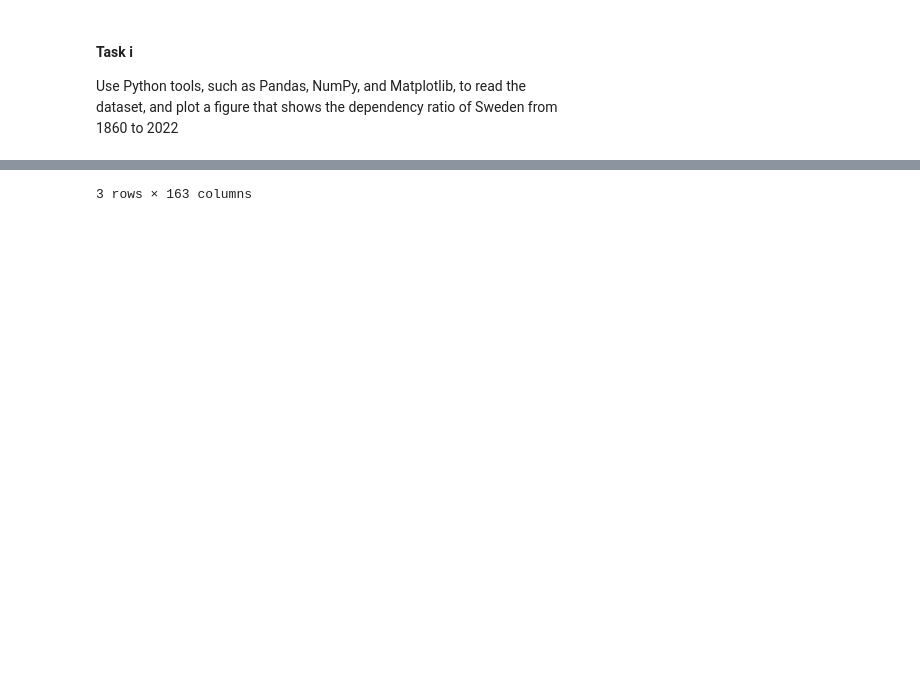
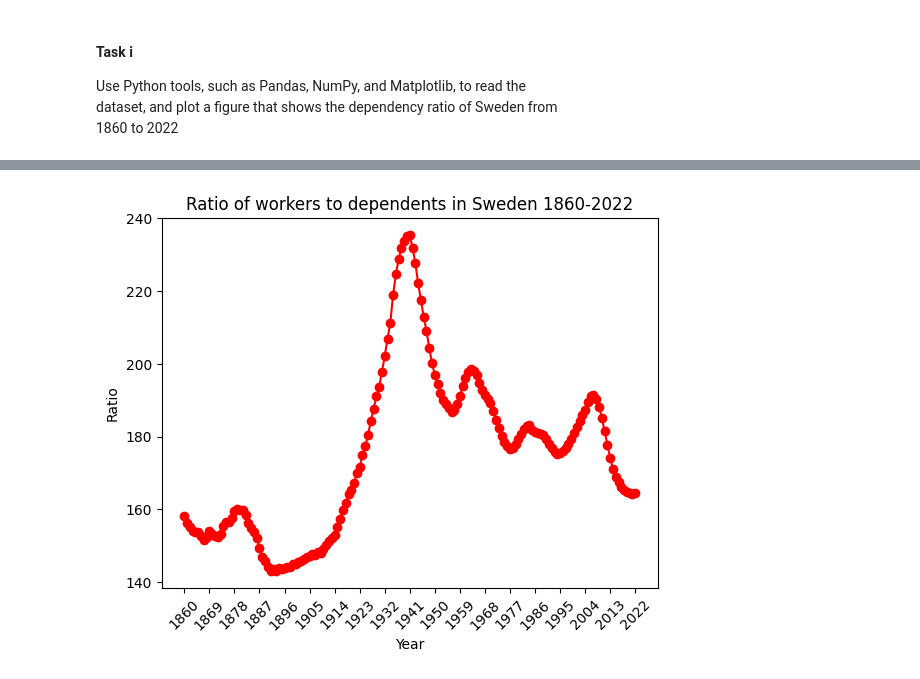
Before and after one commit to willayy/Data-Science-and-AI-DIT407, a Jupyter notebook: Lab 1/lab1.ipynb, the cells around one changed output, grey strips where cells are left out. Saved outputs shown, nothing was run; the diff lists cells and outputs as text; code cells hidden in the pictures; blank space fills up the shorter version.

Commit message:
fixed plots

```diff
--- a/Lab 1/lab1.ipynb
+++ b/Lab 1/lab1.ipynb
@@ -5,6 +5,8 @@ dataset, and plot a figure that shows the dependency ratio of Sweden from <br>
 1860 to 2022 <br>
 # %%
 import pandas as pd
+import matplotlib.pyplot as plt
+
 
 raw_df = pd.read_csv('swedish_population_by_year_and_sex_1860-2022.csv')
 
@@ -28,8 +30,20 @@ total_dep_df = raw_df[raw_df['age'].isin(dependent_ages)] \
     .rename_axis('type') \
     .rename(index={'menwomen': 'depending'})
 
-work_dep_df = pd.concat([total_work_df, total_dep_df]) # Concatenate the two dataframes to make one dataframe for both worker and depending
+work_dep_df = pd.concat([total_work_df, total_dep_df]) # Concentrate the two dataframes to make one dataframe for both worker and depending
 work_dep_df.loc['ratio'] = round((work_dep_df.loc['worker'] / work_dep_df.loc['depending'])*100,2)
 
-display(work_dep_df)
+
+
+work_dep_df = work_dep_df.T # Transpose the dataframe to make it easier to plot
+work_dep_df.reset_index(inplace=True) #Reset the index to make it easier to plot
+
+
+# Plot the ratio of workers to dependents
+plt.plot(work_dep_df['index'], work_dep_df['ratio'], marker='o', color = 'red', label = 'Ratio of workers to dependents')
+plt.title('Ratio of workers to dependents in Sweden 1860-2022')
+plt.xlabel('Year')
+plt.ylabel('Ratio')
+plt.xticks(work_dep_df.index[::9], rotation=45) # Show every 9th year
+plt.show()
 # %% [output]
@@ -41 +50 @@ display(work_dep_df)
-3 rows × 163 columns
+[figure, added]
```
Also changed, not shown: parts of 1 cell of this notebook.
